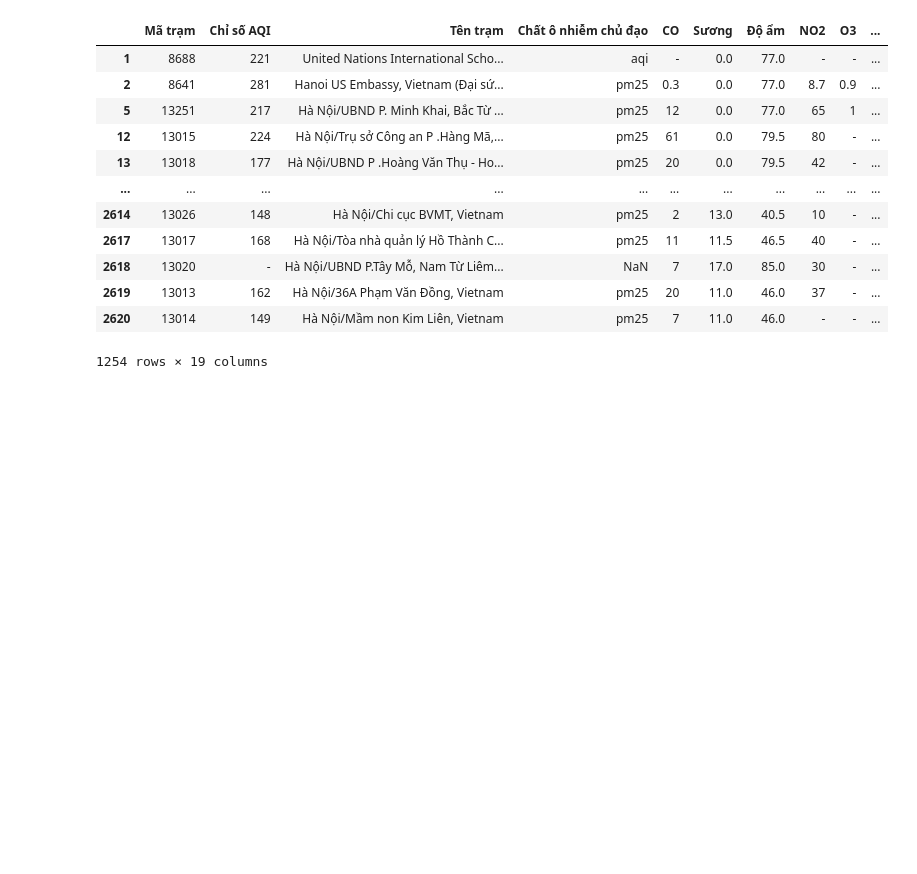
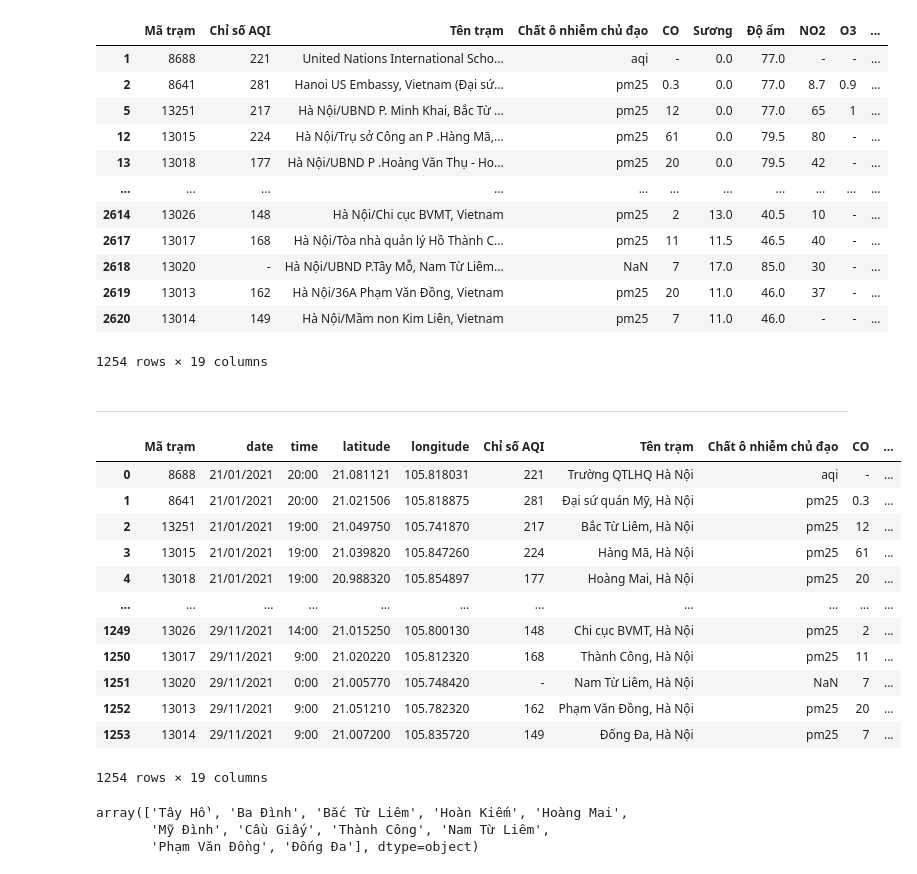
Before and after one commit to vannt263/air_quaility, a Jupyter notebook: code/process.ipynb, the cells around one changed output. Saved outputs shown, nothing was run; the diff lists cells and outputs as text; code cells hidden in the pictures; blank space fills up the shorter version.

```diff
--- a/code/process.ipynb
+++ b/code/process.ipynb
@@ -150,3 +150,23 @@ df
 1254 rows × 19 columns
 # %%
 df.to_csv("air_HN.csv")
+# %% [markdown]
+---
+# %%
+df = pd.read_csv("../air_HN.csv")
+df = df.drop(['Unnamed: 0'], axis=1)
+df
+# %% [output]
+|  | Mã trạm | date | time | latitude | longitude | Chỉ số AQI | Tên trạm | Chất ô nhiễm chủ đạo | CO | ... |
+| 0 | 8688 | 21/01/2021 | 20:00 | 21.081121 | 105.818031 | 221 | Trường QTLHQ Hà Nội | aqi | - | ... |
+| 1 | 8641 | 21/01/2021 | 20:00 | 21.021506 | 105.818875 | 281 | Đại sứ quán Mỹ, Hà Nội | pm25 | 0.3 | ... |
+| 2 | 13251 | 21/01/2021 | 19:00 | 21.049750 | 105.741870 | 217 | Bắc Từ Liêm, Hà Nội | pm25 | 12 | ... |
+| 3 | 13015 | 21/01/2021 | 19:00 | 21.039820 | 105.847260 | 224 | Hàng Mã, Hà Nội | pm25 | 61 | ... |
+| 4 | 13018 | 21/01/2021 | 19:00 | 20.988320 | 105.854897 | 177 | Hoàng Mai, Hà Nội | pm25 | 20 | ... |
+| ... | ... | ... | ... | ... | ... | ... | ... | ... | ... | ... |
+| 1249 | 13026 | 29/11/2021 | 14:00 | 21.015250 | 105.800130 | 148 | Chi cục BVMT, Hà Nội | pm25 | 2 | ... |
+| 1250 | 13017 | 29/11/2021 | 9:00 | 21.020220 | 105.812320 | 168 | Thành Công, Hà Nội | pm25 | 11 | ... |
+| 1251 | 13020 | 29/11/2021 | 0:00 | 21.005770 | 105.748420 | - | Nam Từ Liêm, Hà Nội | NaN | 7 | ... |
+| 1252 | 13013 | 29/11/2021 | 9:00 | 21.051210 | 105.782320 | 162 | Phạm Văn Đồng, Hà Nội | pm25 | 20 | ... |
+| 1253 | 13014 | 29/11/2021 | 9:00 | 21.007200 | 105.835720 | 149 | Đống Đa, Hà Nội | pm25 | 7 | ... |
+1254 rows × 19 columns
@@ -152,0 +175,6 @@ df.to_csv("air_HN.csv")
+# %%
+df['Tên trạm'].unique()
+# %% [output]
+array(['Tây Hồ', 'Ba Đình', 'Bắc Từ Liêm', 'Hoàn Kiếm', 'Hoàng Mai',
+       'Mỹ Đình', 'Cầu Giấy', 'Thành Công', 'Nam Từ Liêm',
+       'Phạm Văn Đồng', 'Đống Đa'], dtype=object)
```
Also changed, not shown: parts of 5 cells of this notebook.
